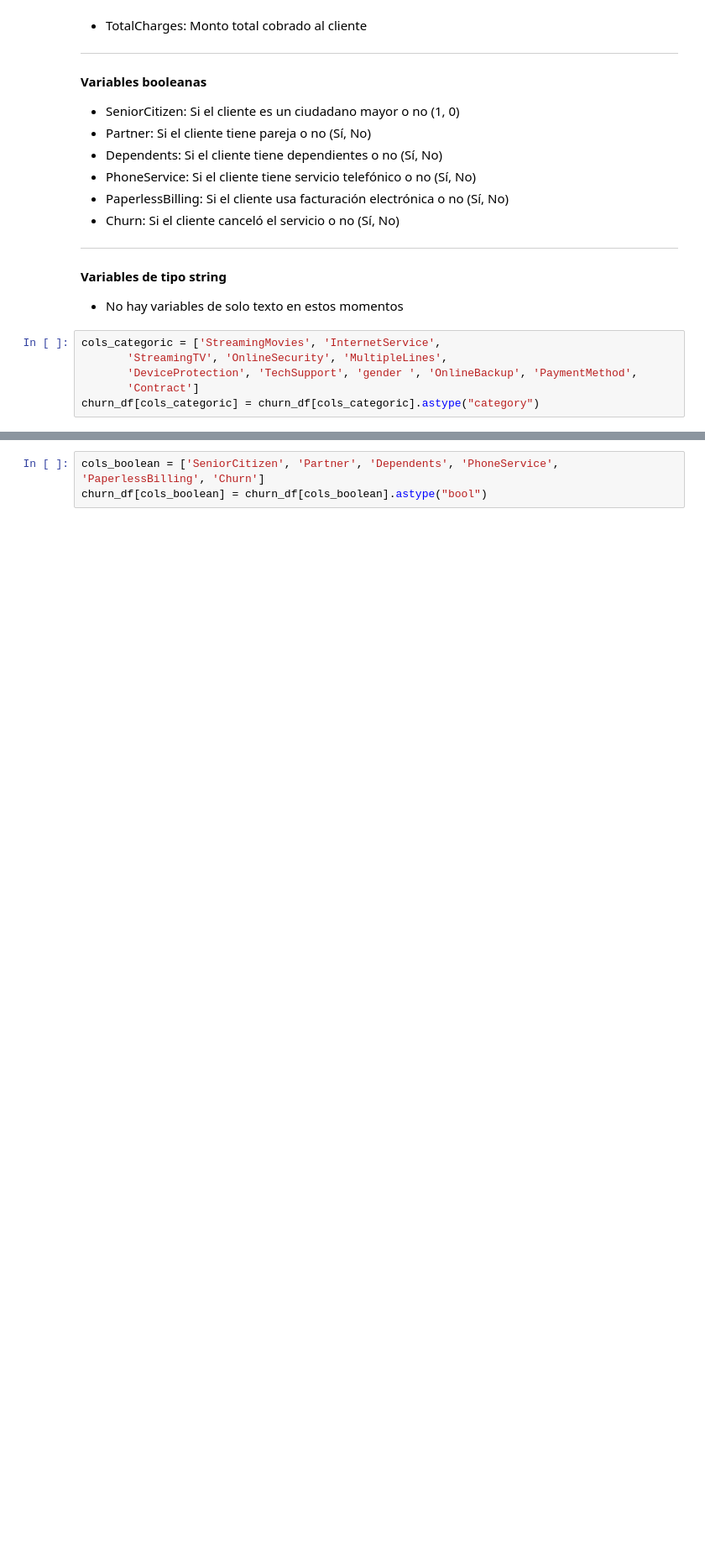
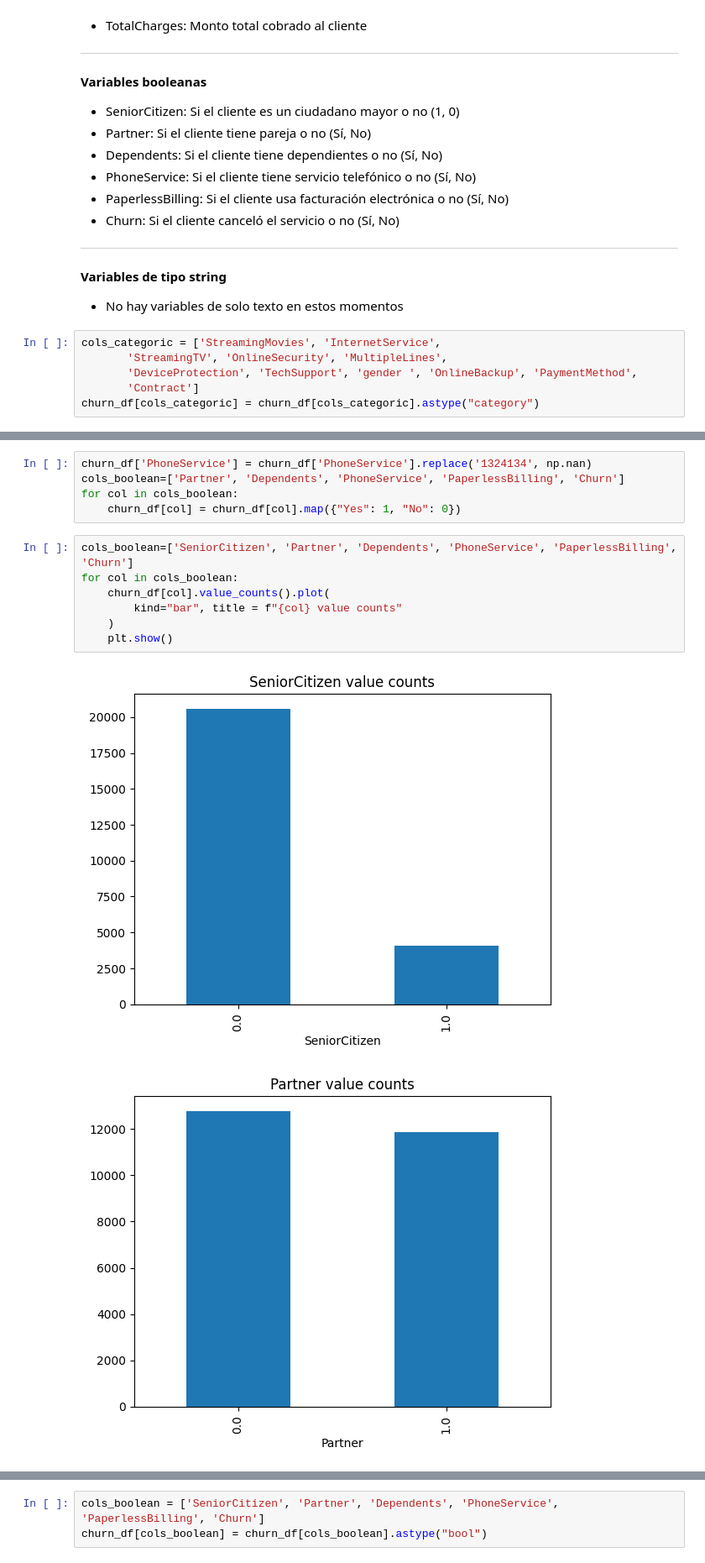
Before and after one commit to 1210lfo/Telco-Customer-Churn, a Jupyter notebook: notebooks/data_exploration_description.ipynb, the cells around one changed output, grey strips where cells are left out. Shown: that part at 84% size. Drawn from its saved outputs; the diff is of its cells as text; blank space fills up the shorter version.

```diff
--- a/notebooks/data_exploration_description.ipynb
+++ b/notebooks/data_exploration_description.ipynb
@@ -188,0 +204,15 @@ churn_df[cols_categoric] = churn_df[cols_categoric].astype("category")
+# %%
+churn_df['PhoneService'] = churn_df['PhoneService'].replace('1324134', np.nan)
+cols_boolean=['Partner', 'Dependents', 'PhoneService', 'PaperlessBilling', 'Churn']
+for col in cols_boolean:
+    churn_df[col] = churn_df[col].map({"Yes": 1, "No": 0})
+# %%
+cols_boolean=['SeniorCitizen', 'Partner', 'Dependents', 'PhoneService', 'PaperlessBilling', 'Churn']
+for col in cols_boolean:
+    churn_df[col].value_counts().plot(
+        kind="bar", title = f"{col} value counts"
+    )
+    plt.show()
+# %% [output]
+[figure, added]
+[figure, added]
```
Also changed, not shown: parts of 5 cells of this notebook, 8 other files.
